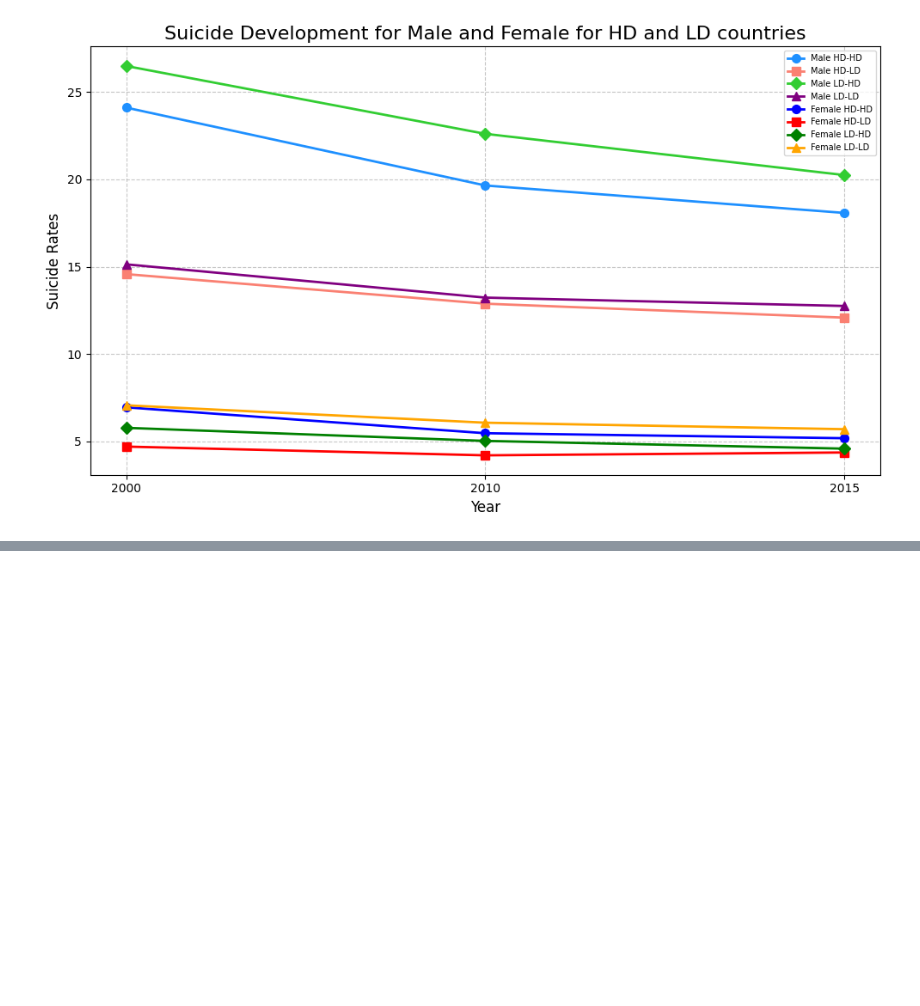
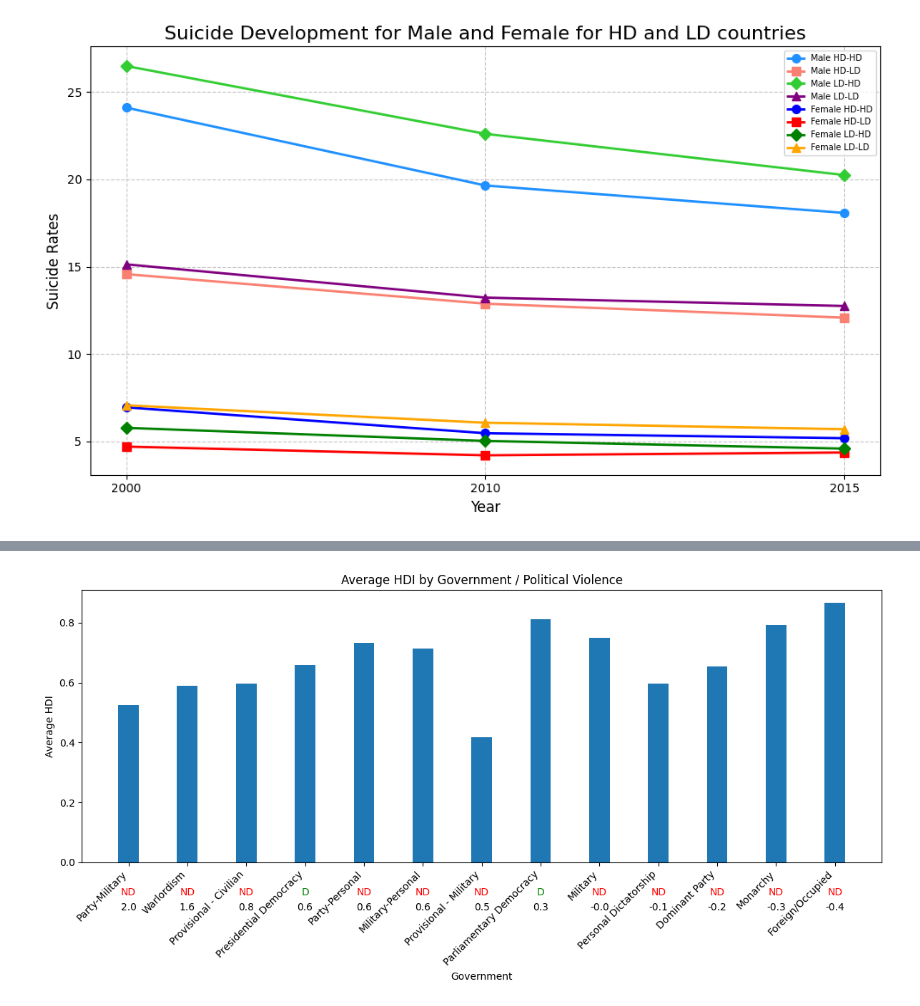
Before and after one commit to Lloydster25/Informatievisualisatie, a Jupyter notebook: FINAL.ipynb, the cells around one changed output, grey strips where cells are left out. Cells and saved outputs as stored; diff of their text form; code cells hidden in the pictures; blank space fills up the shorter version.

```diff
--- a/FINAL.ipynb
+++ b/FINAL.ipynb
@@ -27,8 +54,8 @@ import pandas as pd
 import matplotlib.pyplot as plt
 import numpy as np
 
-df = pd.read_csv('databases/Age-standardized suicide rates.csv')
-df1 = pd.read_csv('databases/IV DATASET 1.csv')
+df = pd.read_csv('docs/databases/Age-standardized suicide rates.csv')
+df1 = pd.read_csv('docs/databases/IV DATASET 1.csv')
 df1 = df1[['Country', 'GDI 2015', 'HDI 2015']]
 df = pd.merge(df, df1, on='Country')
 
@@ -103,8 +130,8 @@ import matplotlib.pyplot as plt
 import pandas as pd
 
 # Read the dataset
-males = pd.read_csv('databases/male_suicides.csv')
-females = pd.read_csv('databases/female_suicides.csv')
+males = pd.read_csv('docs/databases/male_suicides.csv')
+females = pd.read_csv('docs/databases/female_suicides.csv')
 
 males['HDI Classification'] = males['HDI 2015'].apply(lambda x: 'HD' if x >= 0.85 else 'LD')
 females['HDI Classification'] = females['HDI 2015'].apply(lambda x: 'HD' if x >= 0.85 else 'LD')
@@ -239,0 +194,77 @@ NameError: name 'mplcursors' is not defined
+# %%
+import pandas as pd
+import numpy as np
+import matplotlib.pyplot as plt
+
+# Read the data into a DataFrame
+df = pd.read_csv('docs/databases/FINAL DATASET.csv')
+df = df.drop('Unnamed: 0', axis=1)
+
+# Extract relevant columns
+government_types = df['government']
+hdi_values = df['HDI 2015']
+democracy_status = df['democracy']
+political_violence = df['political_violence']
+
+# Grouping average HDI and political violence values by government type and democracy status
+government_avg_hdi = {}
+government_avg_political_violence = {}
+government_democracy = {}
+for i in range(len(government_types)):
+    government_type = government_types[i]
+    hdi_value = hdi_values[i]
+    is_democracy = democracy_status[i]
+    violence_value = political_violence[i]
+
+    if government_type not in government_avg_hdi:
+        government_avg_hdi[government_type] = []
+    government_avg_hdi[government_type].append(hdi_value)
+
+    if government_type not in government_avg_political_violence:
+        government_avg_political_violence[government_type] = []
+    government_avg_political_violence[government_type].append(violence_value)
+
+    government_democracy[government_type] = is_democracy
+
+# Calculate average HDI and political violence values for each government type
+avg_hdi_values = [np.mean(government_avg_hdi[gt]) for gt in government_avg_hdi]
+avg_political_violence_values = [np.mean(government_avg_political_violence[gt]) for gt in government_avg_political_violence]
+
+# Sort the bars based on the average political violence values in descending order
+sorted_indices = np.argsort(avg_political_violence_values)[::-1]
+sorted_avg_hdi_values = [avg_hdi_values[i] for i in sorted_indices]
+sorted_avg_political_violence_values = [avg_political_violence_values[i] for i in sorted_indices]
+sorted_government_types = [list(government_avg_hdi.keys())[i] for i in sorted_indices]
+
+# Prepare data for plotting
+x = np.arange(len(sorted_avg_hdi_values))
+bar_width = 0.35
+
+# Plotting the data
+fig, ax = plt.subplots(figsize=(12, 6))
+hdi_bars = ax.bar(x, sorted_avg_hdi_values, bar_width, label='Average HDI')
+
+# Add government names below each set of bars
+ax.set_xticks(x)
+ax.set_xticklabels(sorted_government_types, rotation=45, ha='right')
+
+# Add democracy status and mean political violence to the plot
+for i, gov_type in enumerate(sorted_government_types):
+    is_democracy = government_democracy[gov_type]
+    if is_democracy == 1.0:
+        ax.text(i, -0.1, 'D', ha='center', va='center', color='green')
+        ax.text(i, -0.15, f'{round(sorted_avg_political_violence_values[i], 1)}', ha='center', va='center', color='black')
+    else:
+        ax.text(i, -0.1, 'ND', ha='center', va='center', color='red')
+        ax.text(i, -0.15, f'{round(sorted_avg_political_violence_values[i], 1)}', ha='center', va='center', color='black')
+
+# Labeling and title
+ax.set_xlabel('Government')
+ax.set_ylabel('Average HDI')
+ax.set_title('Average HDI by Government / Political Violence')
+
+# Displaying the plot
+plt.tight_layout()
+plt.show()
+# %% [output]
+[figure, added]
```
Also changed, not shown: parts of 6 cells of this notebook, 7 other files.
